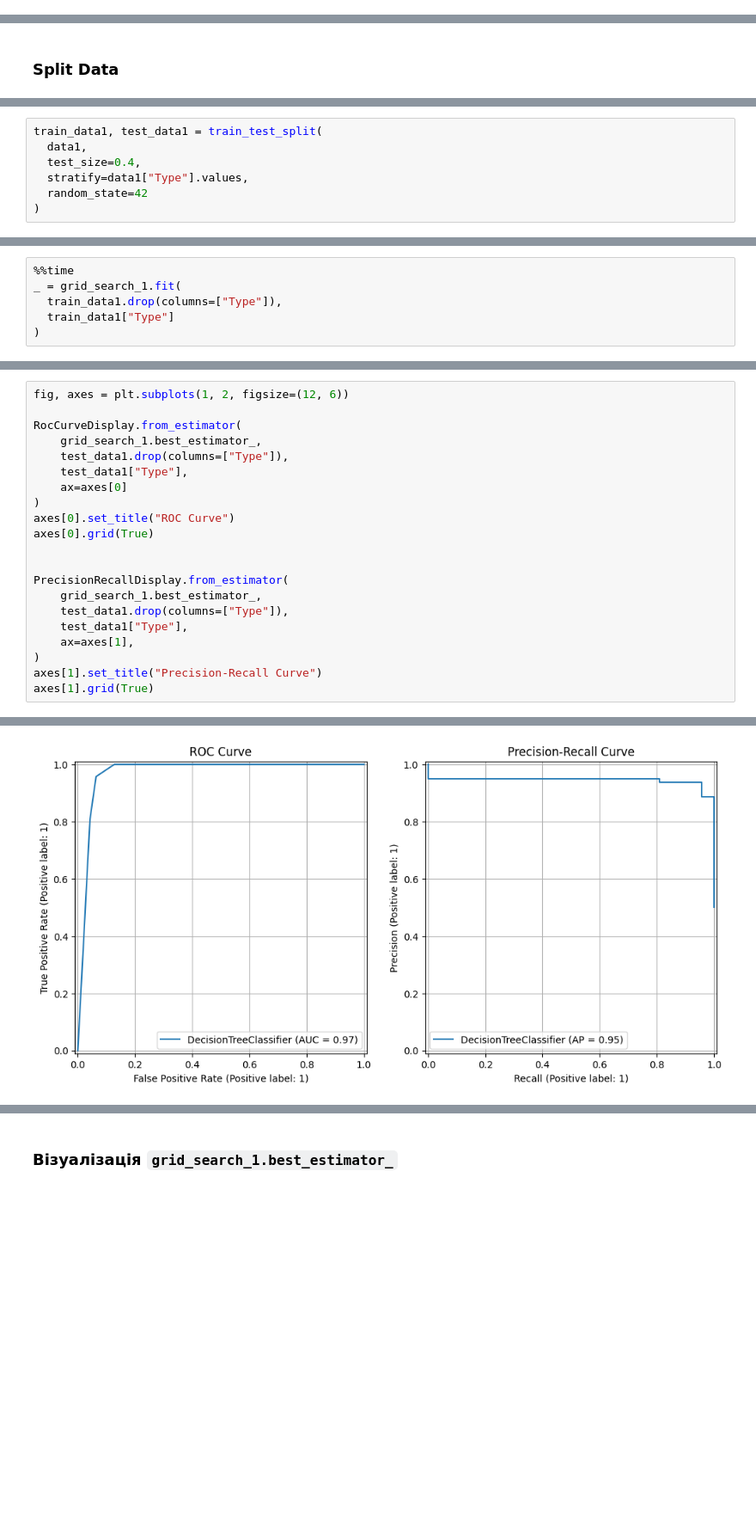
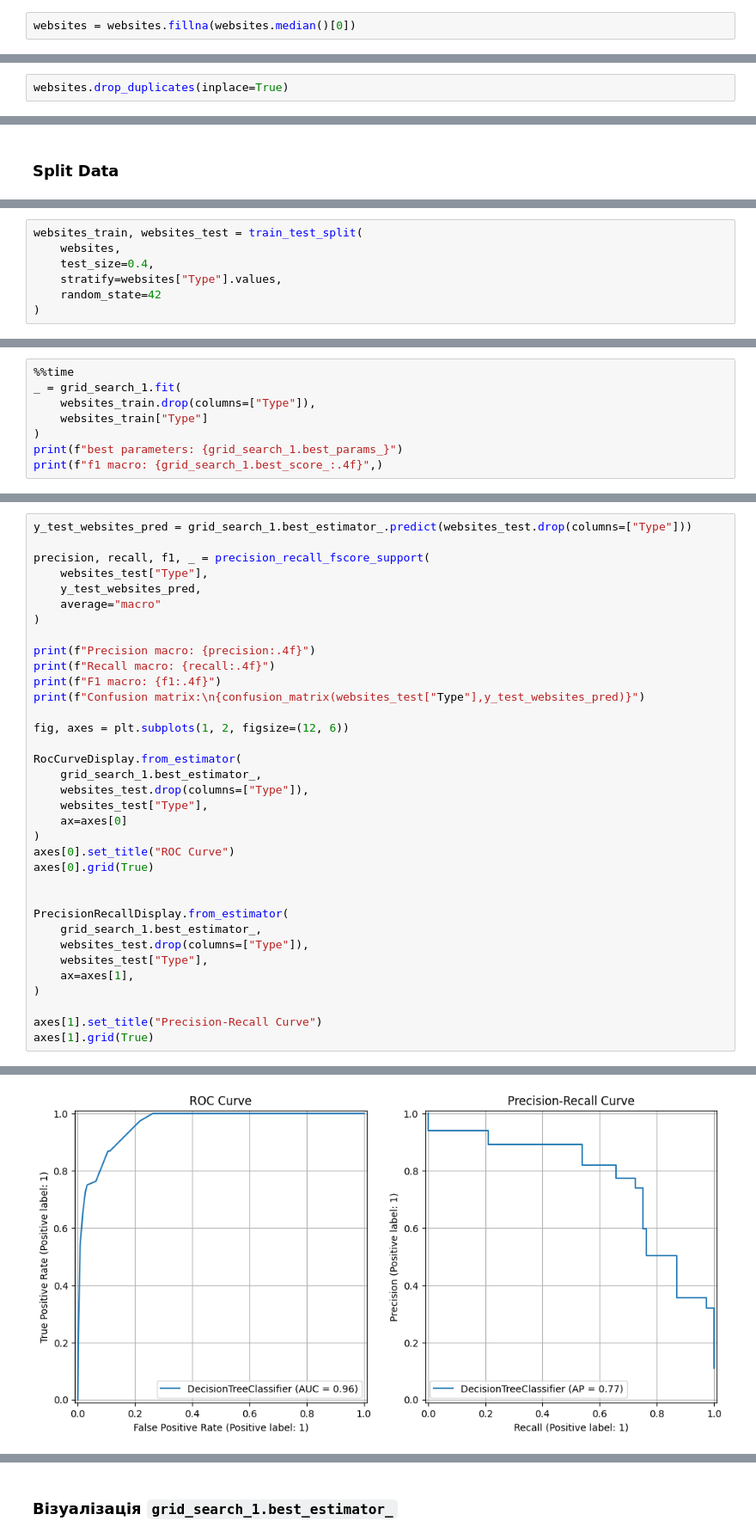
Before and after one commit to 18yevhenii/iad, a Jupyter notebook: lab2/lab2.ipynb, the cells around one changed output, grey strips where cells are left out. Shown at 86% size. Drawn from its saved outputs; the diff is of its cells as text; blank space fills up the shorter version.

```diff
--- a/lab2/lab2.ipynb
+++ b/lab2/lab2.ipynb
@@ -170,0 +199,2 @@ data1.reset_index(drop=True, inplace=True)
+# %%
+websites = websites.fillna(websites.median()[0])
@@ -170,0 +208,2 @@ data1.reset_index(drop=True, inplace=True)
+# %%
+websites.drop_duplicates(inplace=True)
@@ -178,7 +239,7 @@ data1.reset_index(drop=True, inplace=True)
 # %%
-train_data1, test_data1 = train_test_split(
-  data1,
-  test_size=0.4,
-  stratify=data1["Type"].values,
-  random_state=42
+websites_train, websites_test = train_test_split(
+    websites,
+    test_size=0.4,
+    stratify=websites["Type"].values,
+    random_state=42
 )
@@ -222,7 +267,9 @@ grid_search_1 = GridSearchCV(
 # %%
 %%time
 _ = grid_search_1.fit(
-  train_data1.drop(columns=["Type"]),
-  train_data1["Type"]
+    websites_train.drop(columns=["Type"]),
+    websites_train["Type"]
 )
+print(f"best parameters: {grid_search_1.best_params_}")
+print(f"f1 macro: {grid_search_1.best_score_:.4f}",)
 # %% [output]
@@ -271,10 +283,23 @@ Confusion matrix:
 # %%
+y_test_websites_pred = grid_search_1.best_estimator_.predict(websites_test.drop(columns=["Type"]))
+
+precision, recall, f1, _ = precision_recall_fscore_support(
+    websites_test["Type"],
+    y_test_websites_pred,
+    average="macro"
+)
+
+print(f"Precision macro: {precision:.4f}")
+print(f"Recall macro: {recall:.4f}")
+print(f"F1 macro: {f1:.4f}")
+print(f"Confusion matrix:\n{confusion_matrix(websites_test["Type"],y_test_websites_pred)}")
+
 fig, axes = plt.subplots(1, 2, figsize=(12, 6))
 
 RocCurveDisplay.from_estimator(
     grid_search_1.best_estimator_,
-    test_data1.drop(columns=["Type"]),
-    test_data1["Type"],
+    websites_test.drop(columns=["Type"]),
+    websites_test["Type"],
     ax=axes[0]
 )
 axes[0].set_title("ROC Curve")
@@ -283,10 +308,11 @@ axes[0].grid(True)
 
 PrecisionRecallDisplay.from_estimator(
     grid_search_1.best_estimator_,
-    test_data1.drop(columns=["Type"]),
-    test_data1["Type"],
+    websites_test.drop(columns=["Type"]),
+    websites_test["Type"],
     ax=axes[1],
 )
+
 axes[1].set_title("Precision-Recall Curve")
 axes[1].grid(True)
 # %% [output]
@@ -293 +325 @@ axes[1].grid(True)
-[figure, old version]
+[figure, new version]
```
Also changed, not shown: parts of 86 cells of this notebook, 17 other files.
